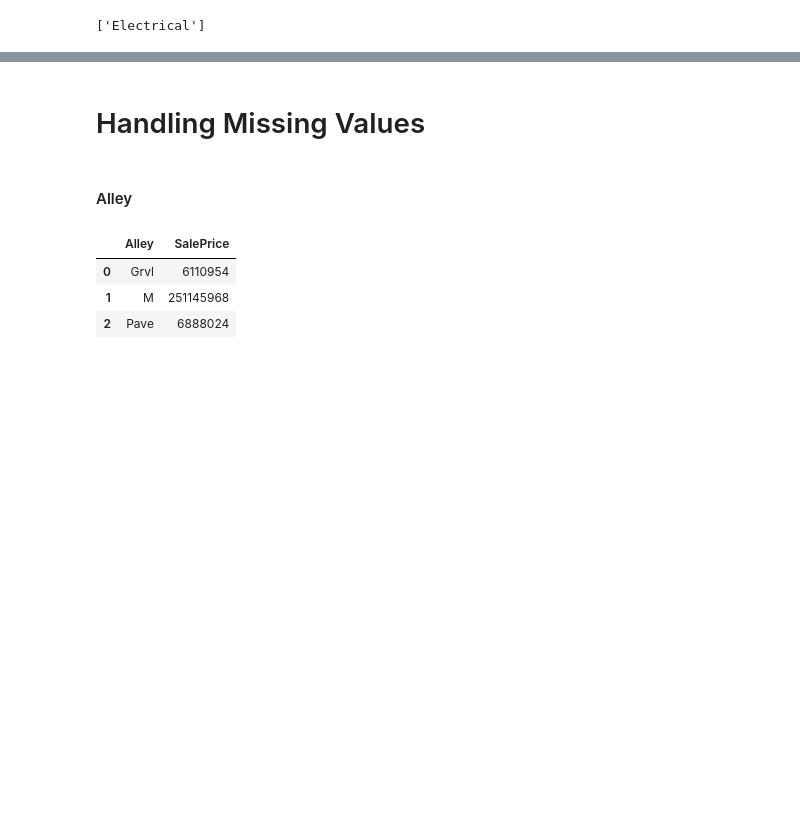
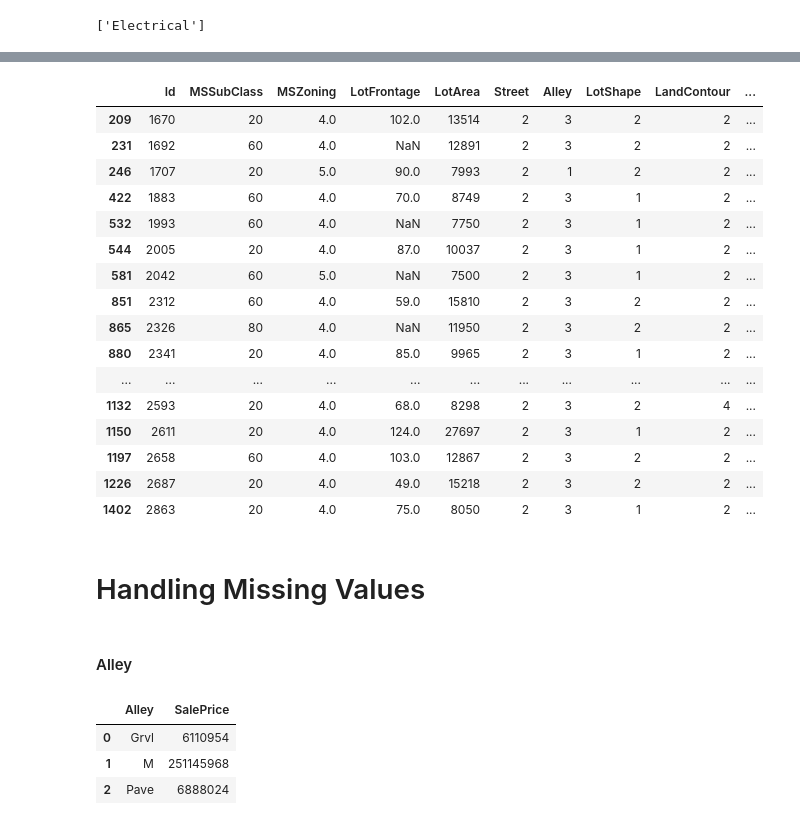
Before and after one commit to neuralmechanica/Home-Sale, a Jupyter notebook: sales.ipynb, the cells around one changed output, grey strips where cells are left out. Drawn from its saved outputs; the diff is of its cells as text; code cells hidden in the pictures; blank space fills up the shorter version.

```diff
--- a/sales.ipynb
+++ b/sales.ipynb
@@ -83,3 +102,24 @@ un_null_test
+# %%
+missing = test[test['MasVnrType'].isnull()]
+missing
+# %% [output]
+|  | Id | MSSubClass | MSZoning | LotFrontage | LotArea | Street | Alley | LotShape | LandContour | ... |
+| 209 | 1670 | 20 | 4.0 | 102.0 | 13514 | 2 | 3 | 2 | 2 | ... |
+| 231 | 1692 | 60 | 4.0 | NaN | 12891 | 2 | 3 | 2 | 2 | ... |
+| 246 | 1707 | 20 | 5.0 | 90.0 | 7993 | 2 | 1 | 2 | 2 | ... |
+| 422 | 1883 | 60 | 4.0 | 70.0 | 8749 | 2 | 3 | 1 | 2 | ... |
+| 532 | 1993 | 60 | 4.0 | NaN | 7750 | 2 | 3 | 1 | 2 | ... |
+| 544 | 2005 | 20 | 4.0 | 87.0 | 10037 | 2 | 3 | 1 | 2 | ... |
+| 581 | 2042 | 60 | 5.0 | NaN | 7500 | 2 | 3 | 1 | 2 | ... |
+| 851 | 2312 | 60 | 4.0 | 59.0 | 15810 | 2 | 3 | 2 | 2 | ... |
+| 865 | 2326 | 80 | 4.0 | NaN | 11950 | 2 | 3 | 2 | 2 | ... |
+| 880 | 2341 | 20 | 4.0 | 85.0 | 9965 | 2 | 3 | 1 | 2 | ... |
+| ... | ... | ... | ... | ... | ... | ... | ... | ... | ... | ... |
+| 1132 | 2593 | 20 | 4.0 | 68.0 | 8298 | 2 | 3 | 2 | 4 | ... |
+| 1150 | 2611 | 20 | 4.0 | 124.0 | 27697 | 2 | 3 | 1 | 2 | ... |
+| 1197 | 2658 | 60 | 4.0 | 103.0 | 12867 | 2 | 3 | 2 | 2 | ... |
+| 1226 | 2687 | 20 | 4.0 | 49.0 | 15218 | 2 | 3 | 2 | 2 | ... |
+| 1402 | 2863 | 20 | 4.0 | 75.0 | 8050 | 2 | 3 | 1 | 2 | ... |
 # %% [markdown]
 # Handling Missing Values
 # %%
```
Also changed, not shown: parts of 19 cells of this notebook, 1 other file.
